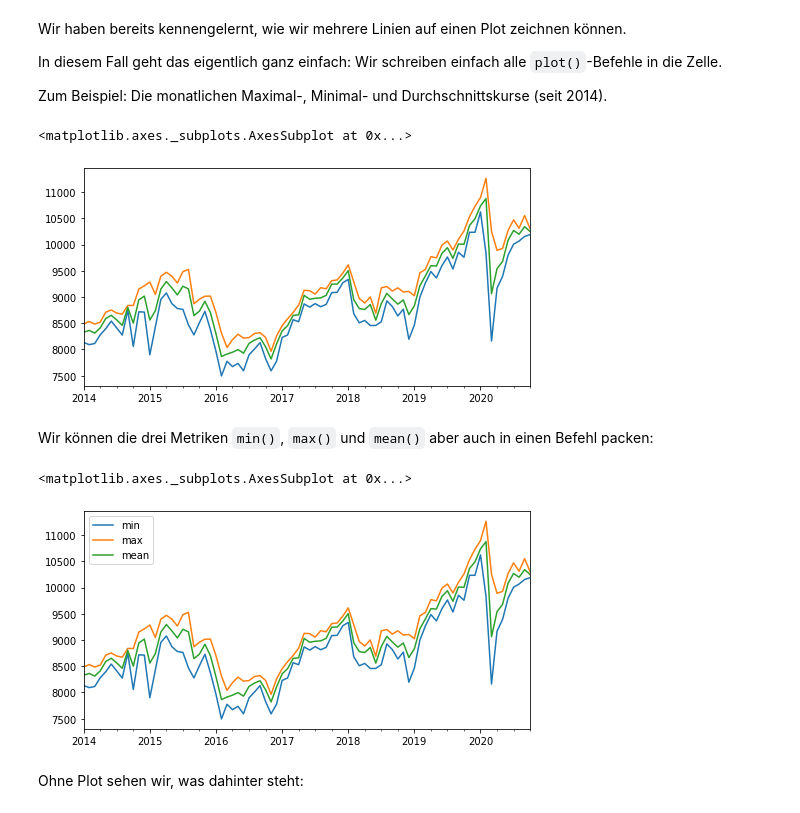
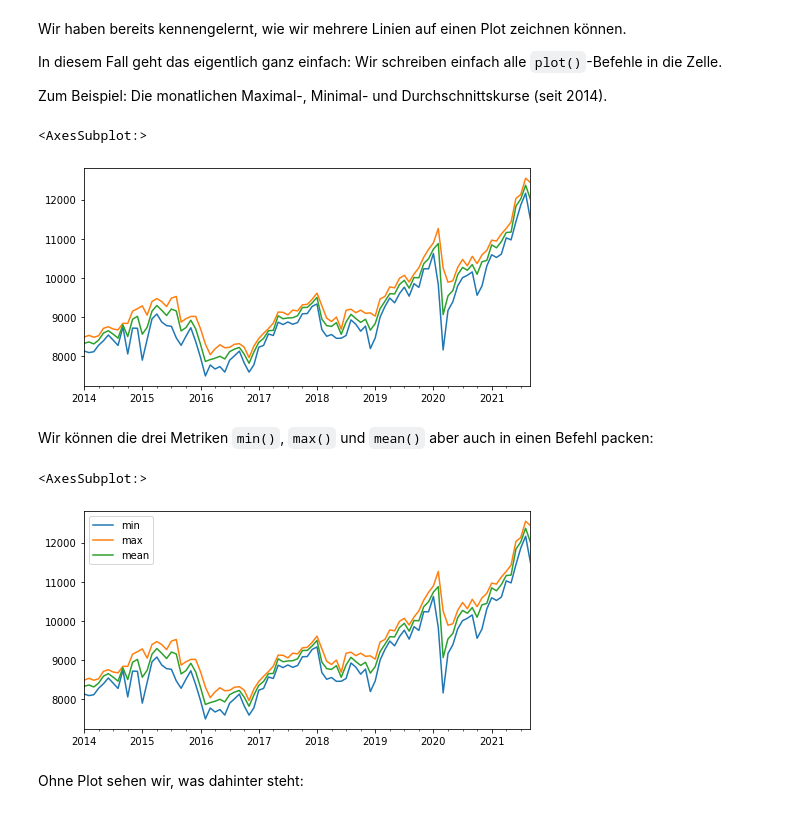
Before and after one commit to MAZ-CAS-DDJ/kurs_21_22, a Jupyter notebook: 11 Pandas Teil 3/Time Series L.ipynb, the cells around one changed output. Drawn from its saved outputs; the diff is of its cells as text; code cells hidden in the pictures.

```diff
--- a/11 Pandas Teil 3/Time Series L.ipynb
+++ b/11 Pandas Teil 3/Time Series L.ipynb
@@ -44,5 +42,5 @@ Die Daten sind bereits gespeichert unter `dataprojects/SMI/smi_new.csv`
 # %%
-df = pd.read_csv('dataprojects/SMI/smi_new.csv')
+df = pd.read_excel('dataprojects/SMI/smi_new2.xlsx')
 # %% [markdown]
 Wie üblich, Typen abchecken
 # %%
@@ -664,19 +692,19 @@ In diesem Fall geht das eigentlich ganz einfach: Wir schreiben einfach alle `plo
 
 Zum Beispiel: Die monatlichen Maximal-, Minimal- und Durchschnittskurse (seit 2014).
 # %%
-df['2014':].resample('MS').min()['Close'].plot(figsize=(8,4))
-df['2014':].resample('MS').max()['Close'].plot()
-df['2014':].resample('MS').mean()['Close'].plot()
+df.loc['2014':].resample('MS').min()['Close'].plot(figsize=(8,4))
+df.loc['2014':].resample('MS').max()['Close'].plot()
+df.loc['2014':].resample('MS').mean()['Close'].plot()
 # %% [output]
-<matplotlib.axes._subplots.AxesSubplot at 0x...>
+<AxesSubplot:>
-[figure, old version]
+[figure, new version]
 # %% [markdown]
 Wir können die drei Metriken `min()`, `max()` und `mean()` aber auch in einen Befehl packen:
 # %%
-df['2014':].resample('MS').agg(['min', 'max', 'mean'])['Close'].plot(figsize=(8,4))
+df.loc['2014':].resample('MS').agg(['min', 'max', 'mean'])['Close'].plot(figsize=(8,4))
 # %% [output]
-<matplotlib.axes._subplots.AxesSubplot at 0x...>
+<AxesSubplot:>
-[figure, old version]
+[figure, new version]
 # %% [markdown]
 Ohne Plot sehen wir, was dahinter steht:
 # %%
```
Also changed, not shown: parts of 55 cells of this notebook, 5 other files.
